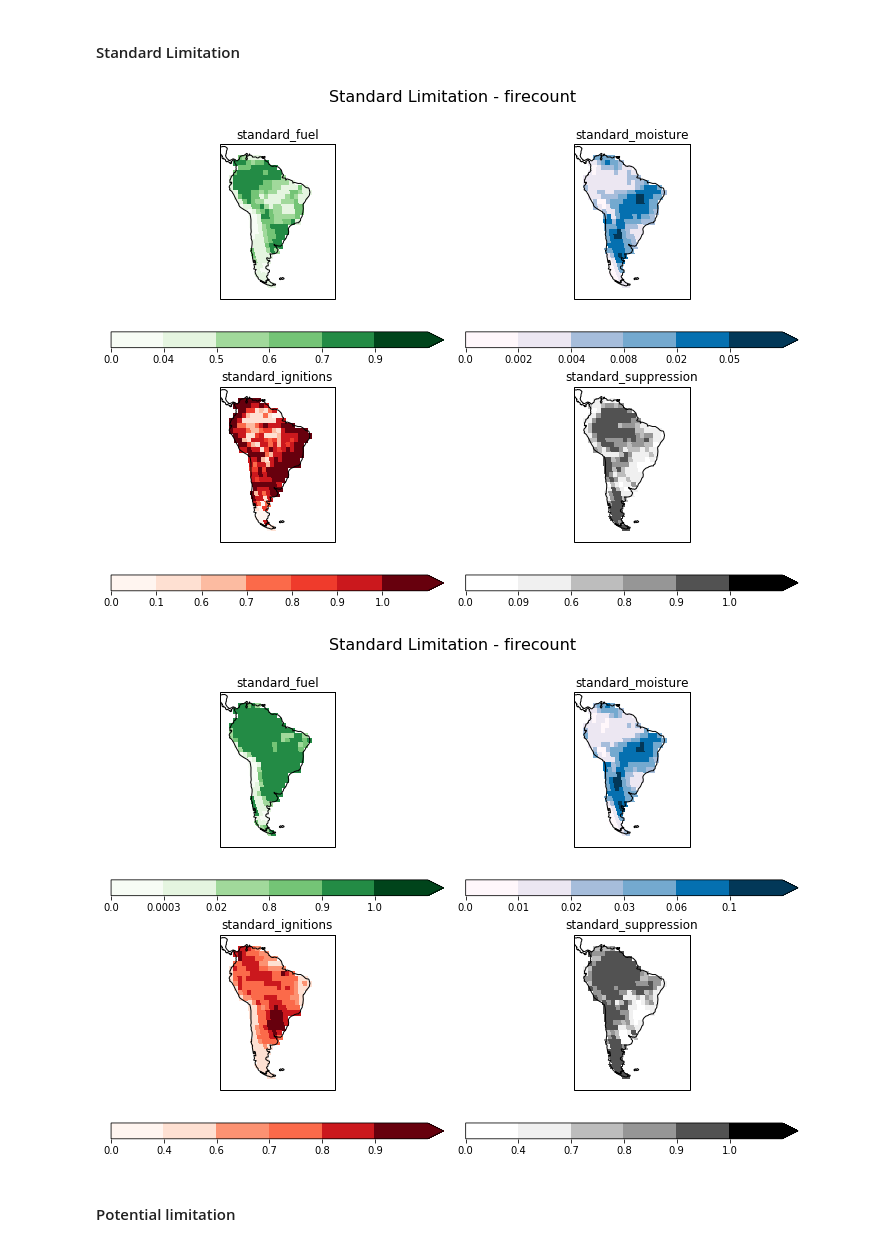
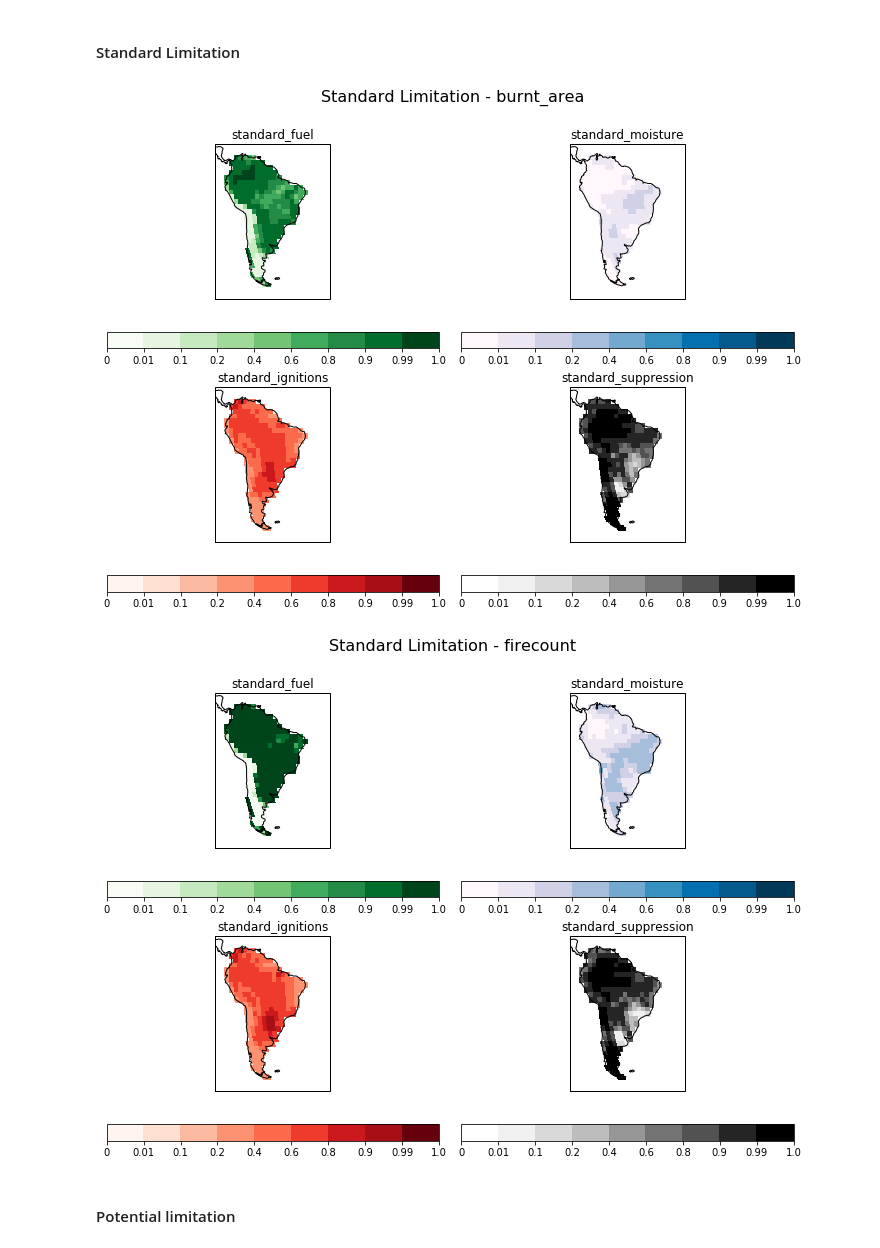
Before and after one commit to douglask3/amazon_fires, a Jupyter notebook: optimise_run_model/make_model_output.ipynb, the cells around one changed output. Drawn from its saved outputs; the diff is of its cells as text; code cells hidden in the pictures.

```diff
--- a/optimise_run_model/make_model_output.ipynb
+++ b/optimise_run_model/make_model_output.ipynb
@@ -85,6 +85,7 @@ dir = '../outputs/amazon_region/'
 
 files = {'soilwMax'           : 'vegetation/MaxOverMean_soilw.0-10cm.gauss.2000-2019.nc',
          'soilw'              : 'climate/soilw.0-10cm.gauss.2000-2019.nc',
+         'precip'             : 'climate/precip2001-2019.nc',
          'emc'                : 'climate/emc-2001-2019.nc',
          'treeCover'          : 'vegetation/treecover-2001-June2018.nc',
          'lightning'          : 'climate/lightning2001-2019.nc',
@@ -219,8 +220,10 @@ class ConFIRE(object):
         self.fuel = self.control_fuel(data['vegcover'], data['soilwMax'], self.params['fuel_pw'],
                                       self.params['fuel_pg'])
 
-        self.moisture = self.control_moisture(data['soilw'], data['emc'], data['treeCover'],
-                                              self.params['cM'], self.params['cMT'])
+        self.emcw = self.emc_weighted(data['emc'], data["precip"], self.params['wd_pg'])
+
+        self.moisture = self.control_moisture(data['soilw'], self.emcw, data['treeCover'], data["precip"],
+                                              self.params['cM'], self.params['cMT'], self.params['cMP'])
 
         self.ignitions = self.control_ignitions(data['lightning'], data['pasture'], data['population_density'],
                                               self.params['cP'], self.params['cD1'])
@@ -231,6 +234,8 @@ class ConFIRE(object):
         ## calculates limiting factor of each control.
         self.standard_fuel        = self.sigmoid(self.fuel       ,
                                             self.params[       'fuel_x0'], self.params[       'fuel_k'])
+
+        print(self.params[   'moisture_x0'])
         self.standard_moisture    = self.sigmoid(self.moisture   ,
                                             self.params[   'moisture_x0'], -self.params[   'moisture_k'])
         self.standard_ignitions   = self.sigmoid(self.ignitions   ,
@@ -283,12 +288,21 @@ class ConFIRE(object):
         """
         return (vegcover**(fuel_pw+1)) * (fuel_pg * (alphaMax-1) + 1) / (1 + fuel_pg)
 
+    def emc_weighted(self, emc, precip, wd_pg):
+        try:
+            wet_days = 1 - np.exp(-wd_pg * precip)
+            emcw = wet_days + (1-wet_days) * emc
+        except:
+            emcw = emc.copy()
+            emcw.data  = 1 - np.exp(-wd_pg * precip.data)
+            emcw.data = emcw.data + (1-emcw.data) * emc.data
+        return(emcw)
 
-    def control_moisture(self, alpha, emc, treeCover, cM, cMT):
+    def control_moisture(self, alpha, emc, treeCover, precip, cM, cMT, cMP):
         """
         Definition to describe moisture
         """
-        return (alpha + cM*emc + cMT * treeCover) / (1 + cM + cMT)
+        return (alpha + cM*emc + cMT * treeCover + cMP * precip) / (1 + cM + cMT + cMP)
 
 
     def control_ignitions(self, lightning, pasture, population_density, cP, cD1):
@@ -413,3 +432,3 @@ Here, we run the model with the median of each parameter and plot each of the ou
 # %%
 # We're using the row which has minimum sigma
-models = [ConFIRE(input_data, param.loc[param["sigma"].idxmin()], exponate) for param, exponate in zip(params, exponates)]
+models = [ConFIRE(input_data, param.loc[0], exponate) for param, exponate in zip(params, exponates)]#param["sigma"].idxmin()]
@@ -451,7 +473,8 @@ cmap_moisture = 'brewer_PuBu_09'
 cmap_ignitions = 'brewer_Reds_09'
 cmap_suppression = 'brewer_Greys_09'
 
-levels_frac = [0, 0.05, 0.1, 0.15, 0.2, 0.25, 0.3, 0.35, 0.4, 0.5, 0.6, 0.8, 1.0]
+levels_frac = [0,0.1, 0.2, 0.3, 0.4, 0.5, 0.6, 0.7, 0.8, 0.9, 1.0]
+levels_frac = None#[0,0.45,  0.5, 0.55, 1.0]
 levels_ignitions = None
 
 def plotModComponet(comp, n, name = None, levels = None, scale = None, cmap = "brewer_YlOrRd_09", *args, **kws):
@@ -477,20 +500,20 @@ for model, variable in zip(models, variables):
 #### Standard Limitation
 # %%
 
-levels = None#[0, 0.01, 0.1, 0.2, 0.4, 0.6, 0.7, 1.0]
-for model in models:
+levels = [0, 0.01, 0.1, 0.2, 0.4, 0.6, 0.8, 0.9, 0.99, 1.0]
+for  model, variable in zip(models, variables):
     plt.figure(figsize = (10, 7.5))
     plotModComponet(model.standard_fuel, 1, cmap = cmap_fuel, levels = levels)
     plotModComponet(model.standard_moisture, 2, cmap = cmap_moisture, levels = levels)
     plotModComponet(model.standard_ignitions, 3, cmap = cmap_ignitions, levels = levels)
     plotModComponet(model.standard_suppression, 4, cmap = cmap_suppression, levels = levels)
     plt.suptitle('Standard Limitation - ' + variable, fontsize=16)
     plt.subplots_adjust(top=0.88)
     if fig:
         plt.savefig(dir_fig + 'standard_limitation.png')
 # %% [output]
-[figure, old version]
+[figure, new version]
-[figure, old version]
+[figure, new version]
 # %% [markdown]
 #### Potential limitation
 # %%
```
Also changed, not shown: parts of 8 cells of this notebook, 2 other files.
